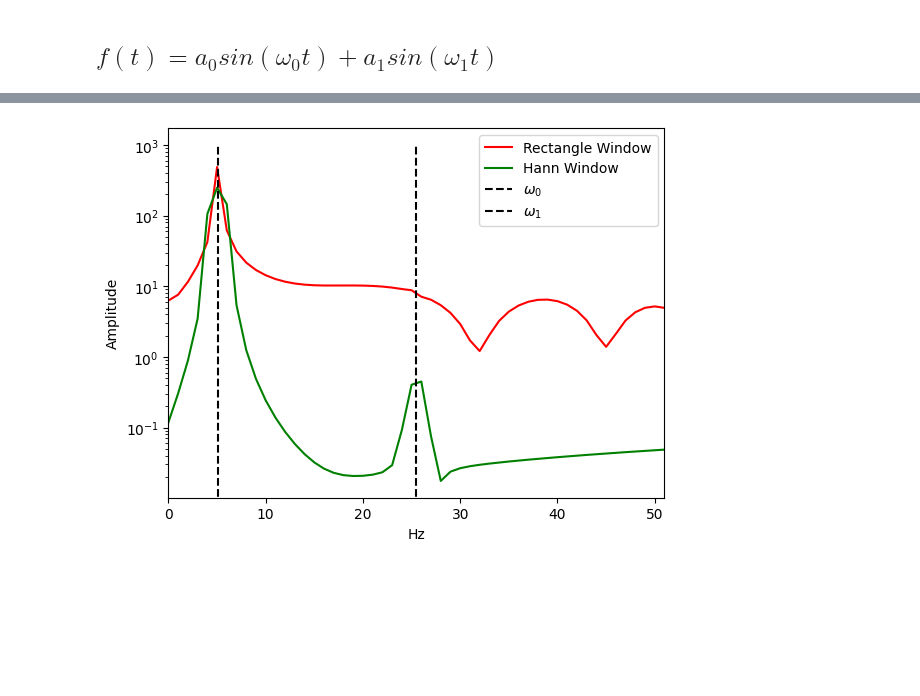
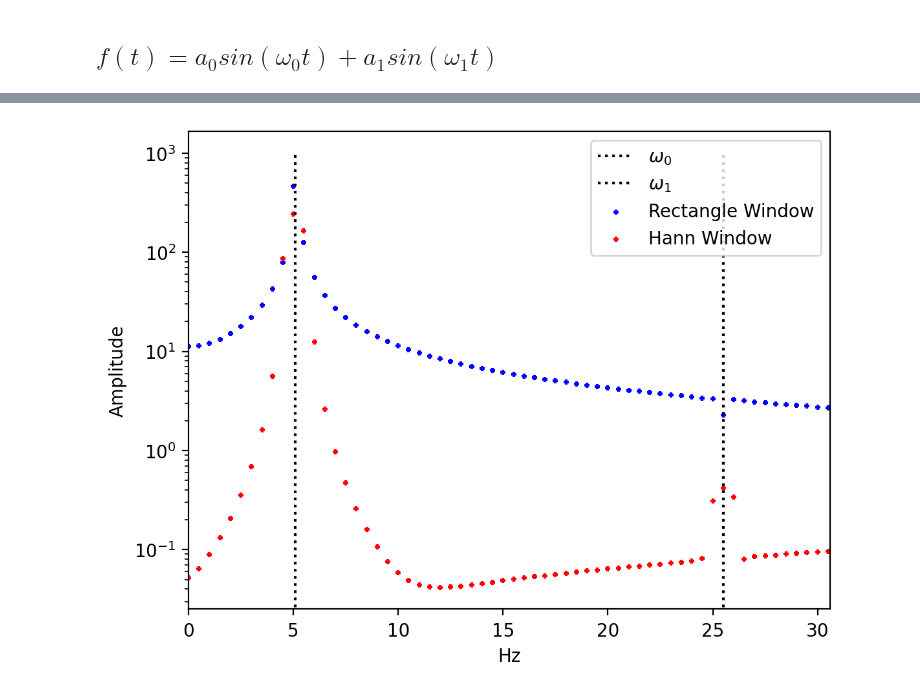
Before and after one commit to dckokis/OVF, a Jupyter notebook: task12/task12.ipynb, the cells around one changed output, grey strips where cells are left out. Saved outputs shown, nothing was run; the diff lists cells and outputs as text; code cells hidden in the pictures; blank space fills up the shorter version.

```diff
--- a/task12/task12.ipynb
+++ b/task12/task12.ipynb
@@ -16 +10,10 @@ def hannWindow(n, N):
+# %%
+(a0, a1) = (1, 0.002)
+
+w0 = 5.1
+w1 = 5 * w0
+
+n = 1000
+T = 4 * np.pi
+time = np.linspace(0, T, n)
 # %%
@@ -24,12 +40,7 @@ def discreteFourierTransform(f, window):
-# %%
-(a0, a1) = (1, 0.002)
-
-w0 = 5.1
-w1 = 5 * w0
-
-n = 1000
-T = np.linspace(0, 2 * np.pi, n)
 # %% [markdown]
 ## $f(t)=a_{0}sin(\omega_{0}t)+a_{1}sin(\omega_{1}t)$
 # %%
-f = a0 * np.sin(w0 * T) + a1 * np.sin(w1 * T)
+f = a0 * np.sin(w0 * time) + a1 * np.sin(w1 * time)
+plt.plot(time, f, c='k', label='ƒ(t)')
+plt.legend()
+plt.show()
@@ -45,13 +49,17 @@ spectrumHann = discreteFourierTransform(f, hannWindow)
+# %%
+spectrumRectangle, freqRect = discreteFourierTransformRectWindow(f, T)
+spectrumHann, freqHann = discreteFourierTransformHannWindow(f, T)
 # %%
-plt.plot(np.abs(spectrumRectangle), '', label='Rectangle Window', c='r')
-plt.plot(np.abs(spectrumHann), label='Hann Window', c='g')
-plt.vlines(w0, 0, 1000, linestyles='--', label=f'$\omega_{0}$', colors='k')
-plt.vlines(w1, 0, 1000, linestyles='--', label=f'$\omega_{1}$', colors='k')
-plt.xlim([0, max(w0, w1) * 2])
+plt.rcParams['figure.dpi'] = 200
+plt.vlines(w0, 0, 1000, linestyles='dotted', label=f'$\omega_{0}$', colors='k')
+plt.vlines(w1, 0, 1000, linestyles='dotted', label=f'$\omega_{1}$', colors='k')
+plt.scatter(freqRect, np.abs(spectrumRectangle), label='Rectangle Window', c='b', s=10, marker='+')
+plt.scatter(freqHann, np.abs(spectrumHann), label='Hann Window', c='r', s=10, marker='+')
+plt.xlim([0, max(w0, w1) * 1.2])
 plt.xlabel("Hz")
 plt.ylabel("Amplitude")
 plt.yscale('log')
 plt.legend()
 plt.show()
 # %% [output]
-[figure, old version]
+[figure, new version]
```
Also changed, not shown: parts of 6 cells of this notebook.
